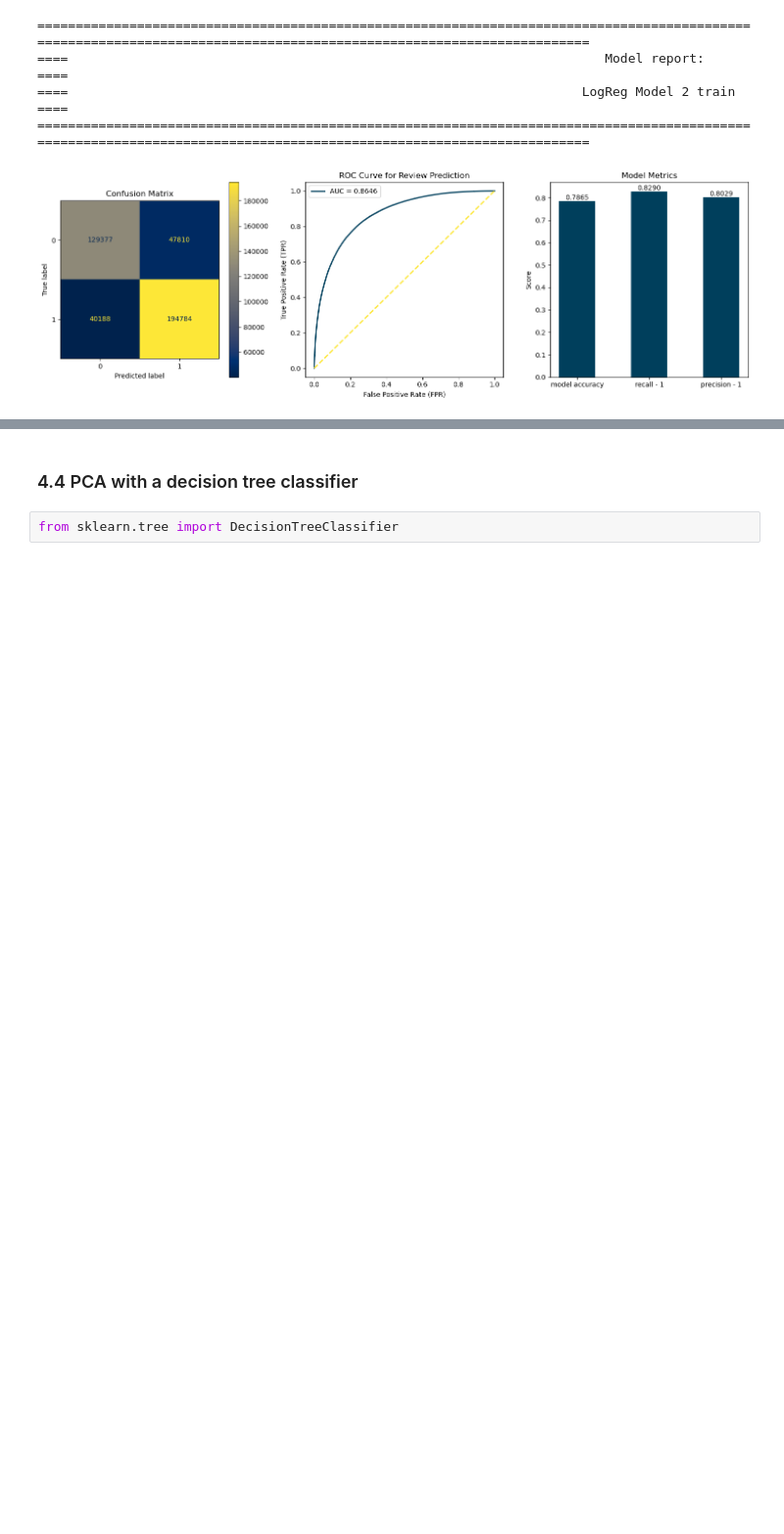
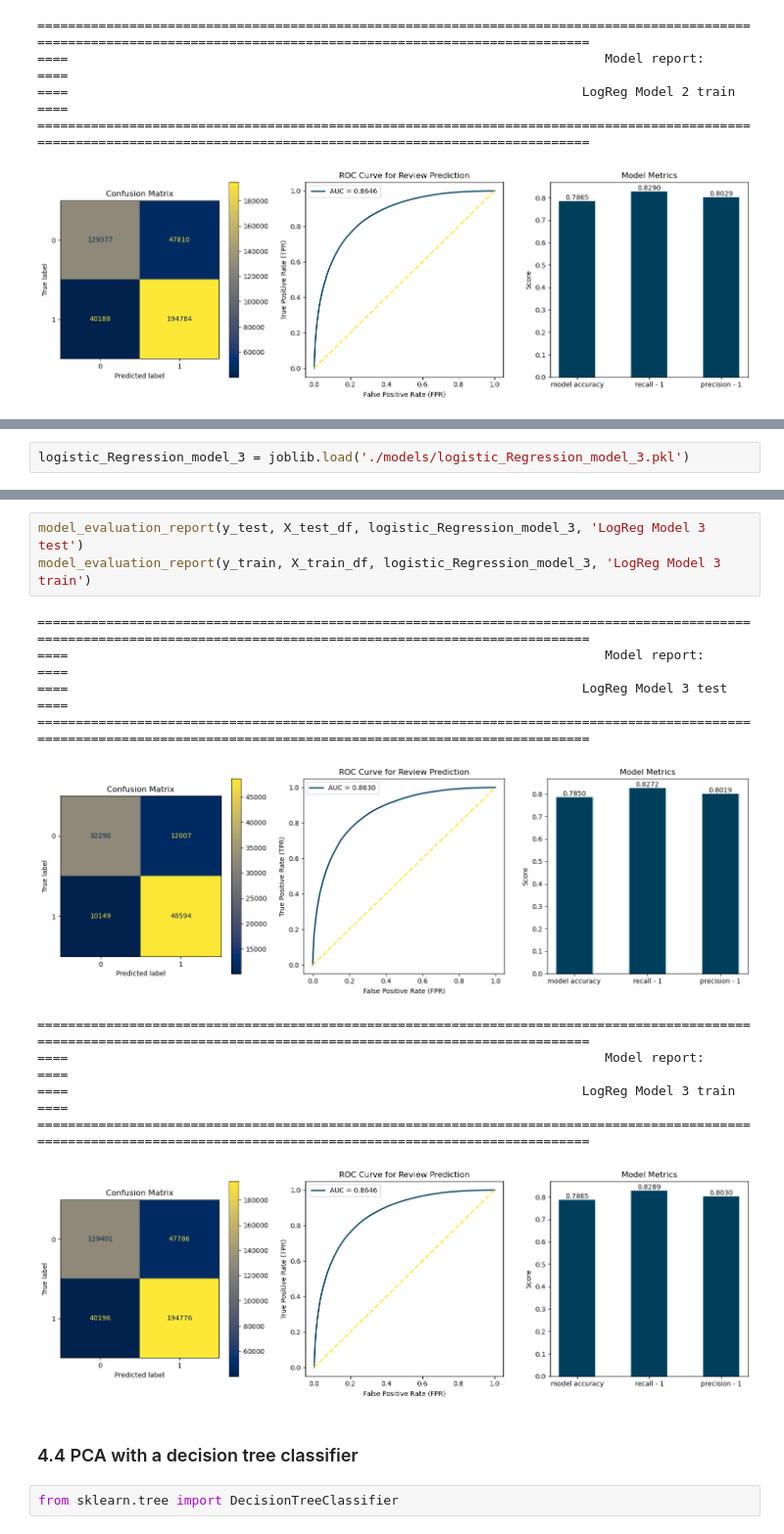
Before and after one commit to bennymiddel/personal_projects, a Jupyter notebook: 01_NLP_hotel_review/BM_NLP_hotel_review.ipynb, the cells around one changed output, grey strips where cells are left out. Shown at 98% size. Cells and saved outputs as stored; diff of their text form; blank space fills up the shorter version.

```diff
--- a/01_NLP_hotel_review/BM_NLP_hotel_review.ipynb
+++ b/01_NLP_hotel_review/BM_NLP_hotel_review.ipynb
@@ -1329,0 +1357,2 @@ The model could not be improved by the extension to a GridSearch with K-Fold (=
+# %%
+logistic_Regression_model_3 = joblib.load('./models/logistic_Regression_model_3.pkl')
@@ -1330,3 +1367,17 @@ The model could not be improved by the extension to a GridSearch with K-Fold (=
+# %%
+model_evaluation_report(y_test, X_test_df, logistic_Regression_model_3, 'LogReg Model 3 test')
+model_evaluation_report(y_train, X_train_df, logistic_Regression_model_3, 'LogReg Model 3 train')
+# %% [output]
+=====================================================================================================================================================================
+====                                                                      Model report:                                                                          ====
+====                                                                   LogReg Model 3 test                                                                       ====
+=====================================================================================================================================================================
+[figure, added]
+=====================================================================================================================================================================
+====                                                                      Model report:                                                                          ====
+====                                                                   LogReg Model 3 train                                                                       ====
+=====================================================================================================================================================================
+[figure, added]
 # %% [markdown]
 ### 4.4 PCA with a decision tree classifier
 # %%
```
Also changed, not shown: parts of 36 cells of this notebook, 1 other file.
